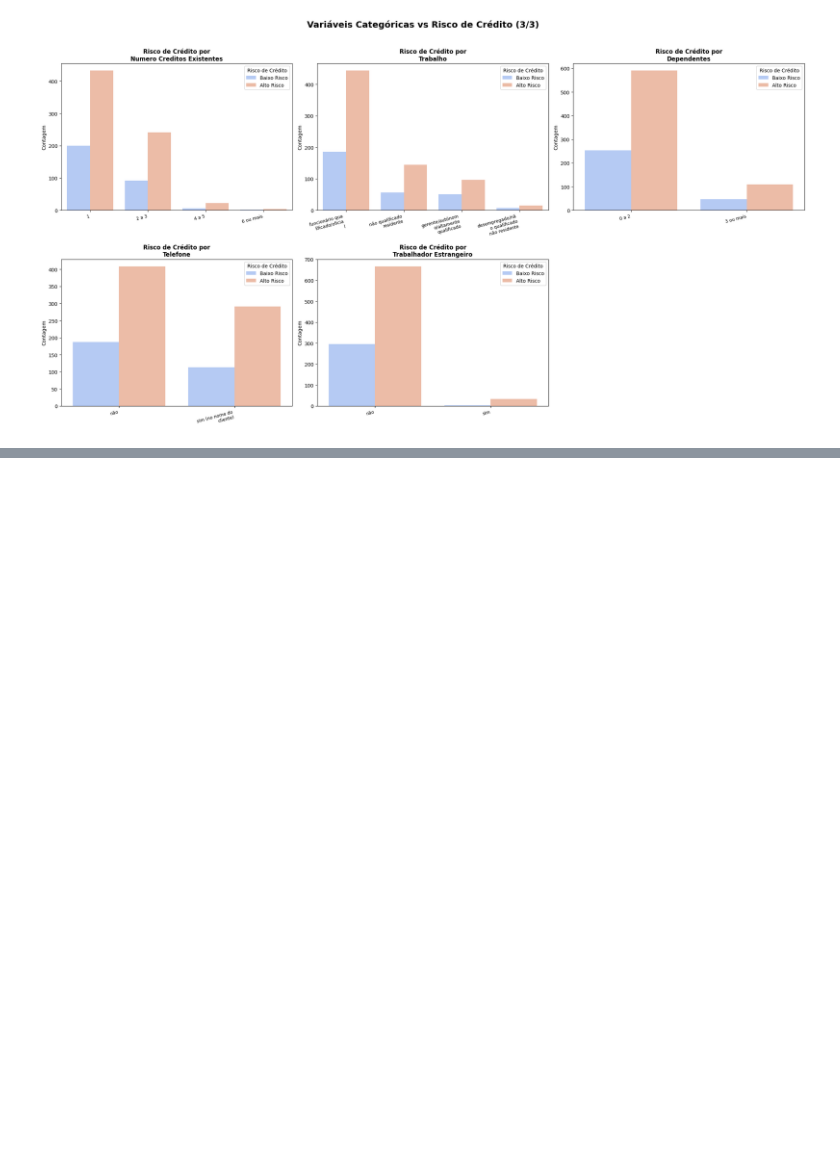
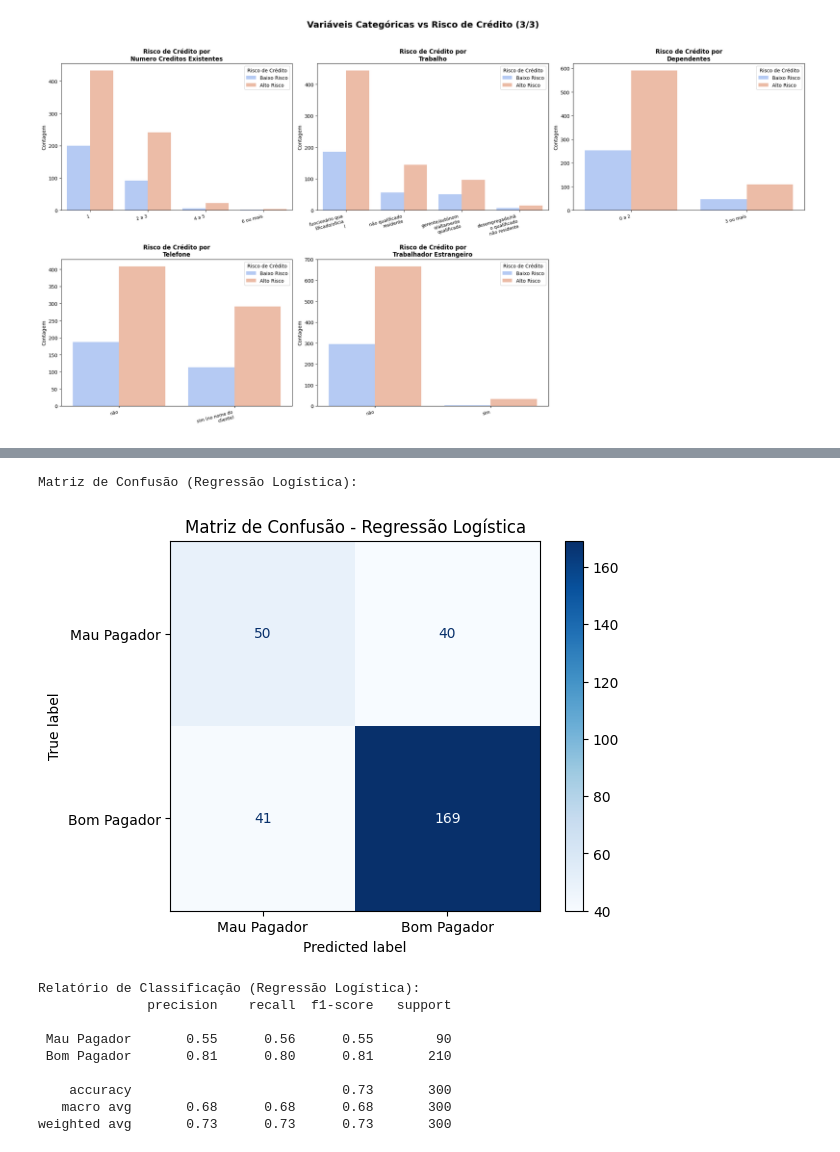
Before and after one commit to amandou/Sistema-de-Analise-Inteligente, a Jupyter notebook: banco_credito.ipynb, the cells around one changed output, grey strips where cells are left out. Saved outputs shown, nothing was run; the diff lists cells and outputs as text; code cells hidden in the pictures; blank space fills up the shorter version.

```diff
--- a/banco_credito.ipynb
+++ b/banco_credito.ipynb
@@ -952,0 +1027,21 @@ for fig_num in range(num_figuras):
+# %%
+# Criar pré-processadores para variáveis numéricas e categóricas
+numeric_transformer = StandardScaler()
+categoric_transformer = OneHotEncoder(handle_unknown='ignore')
+
+# Criar um ColumnTransformer para aplicar diferentes transformações a diferentes colunas
+preprocessor = ColumnTransformer(
+    transformers=[
+        ('num', numeric_transformer, numerical_cols),
+        ('cat', categoric_transformer, categorical_cols_for_encoding)
+    ])
+
+# Criar um Pipeline que primeiro pré-processa e depois aplica o SMOTE
+# (Na verdade, o SMOTE já foi aplicado, então o pipeline será para as transformações)
+# Aplicar o pré-processamento aos dados de treino (resampled) e teste
+
+X_train_processed = preprocessor.fit_transform(X_train_resampled)
+X_test_processed = preprocessor.transform(X_test)
+
+print(f'Shape de X_train_processed após pré-processamento: {X_train_processed.shape}')
+print(f'Shape de X_test_processed após pré-processamento: {X_test_processed.shape}')
@@ -952,0 +1055,34 @@ for fig_num in range(num_figuras):
+# %%
+# Importar modelo e métricas
+from sklearn.linear_model import LogisticRegression
+from sklearn.metrics import confusion_matrix, classification_report, ConfusionMatrixDisplay
+
+# Inicializar e treinar o modelo de Regressão Logística
+logistic_model = LogisticRegression(random_state=42, solver='liblinear')
+logistic_model.fit(X_train_processed, y_train_resampled)
+
+# Fazer previsões no conjunto de teste
+y_pred_logistic = logistic_model.predict(X_test_processed)
+
+# Avaliar o modelo
+print('Matriz de Confusão (Regressão Logística):')
+cm_logistic = confusion_matrix(y_test, y_pred_logistic)
+display_cm = ConfusionMatrixDisplay(confusion_matrix=cm_logistic, display_labels=['Mau Pagador', 'Bom Pagador'])
+display_cm.plot(cmap=plt.cm.Blues)
+plt.title('Matriz de Confusão - Regressão Logística')
+plt.show()
+
+print('\nRelatório de Classificação (Regressão Logística):')
+print(classification_report(y_test, y_pred_logistic, target_names=['Mau Pagador', 'Bom Pagador']))
+# %% [output]
+Matriz de Confusão (Regressão Logística):
+[figure, added]
+Relatório de Classificação (Regressão Logística):
+              precision    recall  f1-score   support
+
+ Mau Pagador       0.55      0.56      0.55        90
+ Bom Pagador       0.81      0.80      0.81       210
+
+    accuracy                           0.73       300
+   macro avg       0.68      0.68      0.68       300
+weighted avg       0.73      0.73      0.73       300
```
Also changed, not shown: parts of 18 cells of this notebook.
